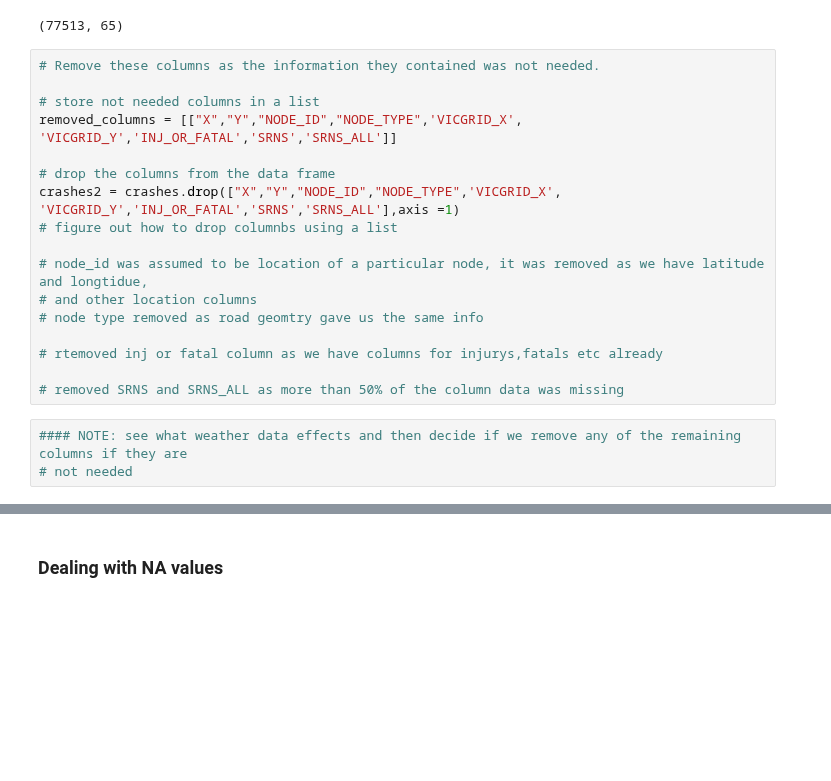
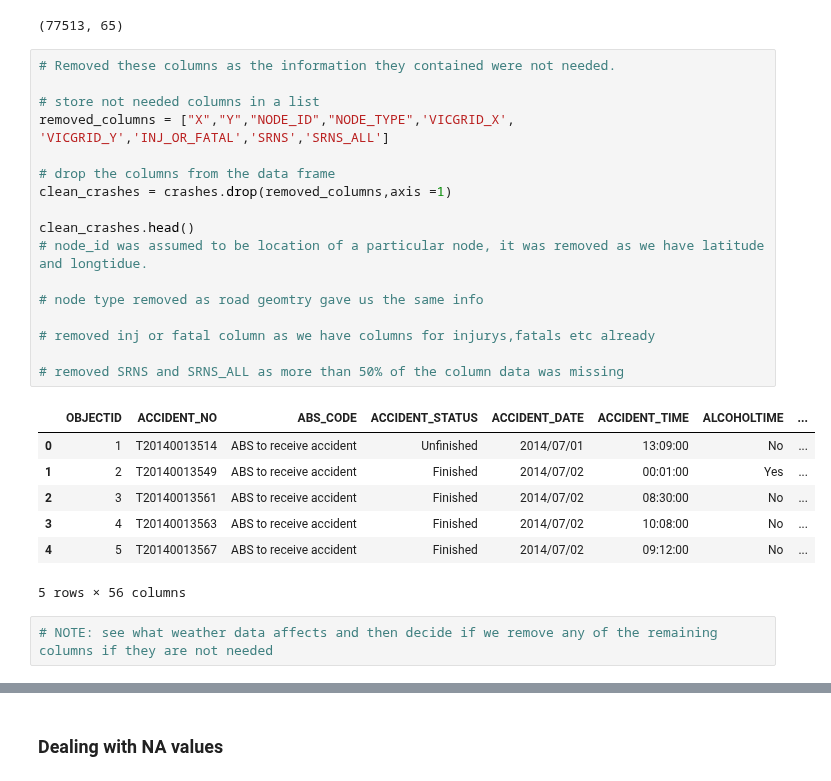
Before and after one commit to MarcusKorea/Crashes_in_Victoria, a Jupyter notebook: cleaning crashes.ipynb, the cells around one changed output, grey strips where cells are left out. Drawn from its saved outputs; the diff is of its cells as text; blank space fills up the shorter version.

```diff
--- a/cleaning crashes.ipynb
+++ b/cleaning crashes.ipynb
@@ -13,23 +17,30 @@ crashes.shape
 # %% [output]
 (77513, 65)
 # %%
-# Remove these columns as the information they contained was not needed.
+# Removed these columns as the information they contained were not needed.
 
 # store not needed columns in a list
-removed_columns = [["X","Y","NODE_ID","NODE_TYPE",'VICGRID_X', 'VICGRID_Y','INJ_OR_FATAL','SRNS','SRNS_ALL']]
+removed_columns = ["X","Y","NODE_ID","NODE_TYPE",'VICGRID_X', 'VICGRID_Y','INJ_OR_FATAL','SRNS','SRNS_ALL']
 
 # drop the columns from the data frame
-crashes2 = crashes.drop(["X","Y","NODE_ID","NODE_TYPE",'VICGRID_X', 'VICGRID_Y','INJ_OR_FATAL','SRNS','SRNS_ALL'],axis =1)
-# figure out how to drop columnbs using a list
+clean_crashes = crashes.drop(removed_columns,axis =1)
 
-# node_id was assumed to be location of a particular node, it was removed as we have latitude and longtidue,
-# and other location columns
+clean_crashes.head()
+# node_id was assumed to be location of a particular node, it was removed as we have latitude and longtidue.
+
 # node type removed as road geomtry gave us the same info
 
-# rtemoved inj or fatal column as we have columns for injurys,fatals etc already
+# removed inj or fatal column as we have columns for injurys,fatals etc already
 
 # removed SRNS and SRNS_ALL as more than 50% of the column data was missing
+# %% [output]
+|  | OBJECTID | ACCIDENT_NO | ABS_CODE | ACCIDENT_STATUS | ACCIDENT_DATE | ACCIDENT_TIME | ALCOHOLTIME | ... |
+| 0 | 1 | T20140013514 | ABS to receive accident | Unfinished | 2014/07/01 | 13:09:00 | No | ... |
+| 1 | 2 | T20140013549 | ABS to receive accident | Finished | 2014/07/02 | 00:01:00 | Yes | ... |
+| 2 | 3 | T20140013561 | ABS to receive accident | Finished | 2014/07/02 | 08:30:00 | No | ... |
+| 3 | 4 | T20140013563 | ABS to receive accident | Finished | 2014/07/02 | 10:08:00 | No | ... |
+| 4 | 5 | T20140013567 | ABS to receive accident | Finished | 2014/07/02 | 09:12:00 | No | ... |
+5 rows × 56 columns
-# %%
-#### NOTE: see what weather data effects and then decide if we remove any of the remaining columns if they are
-# not needed
+# %%
+# NOTE: see what weather data affects and then decide if we remove any of the remaining columns if they are not needed
 # %%
```
Also changed, not shown: parts of 13 cells of this notebook, 4 other files.
